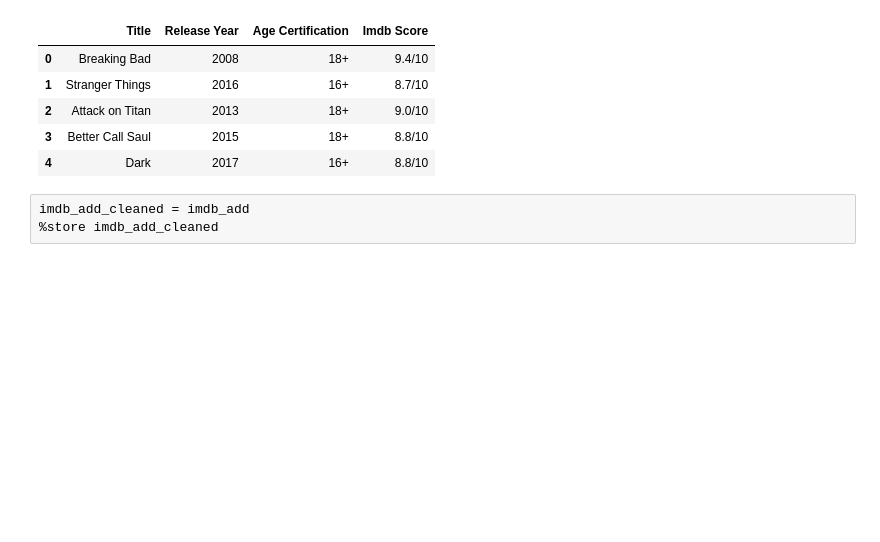
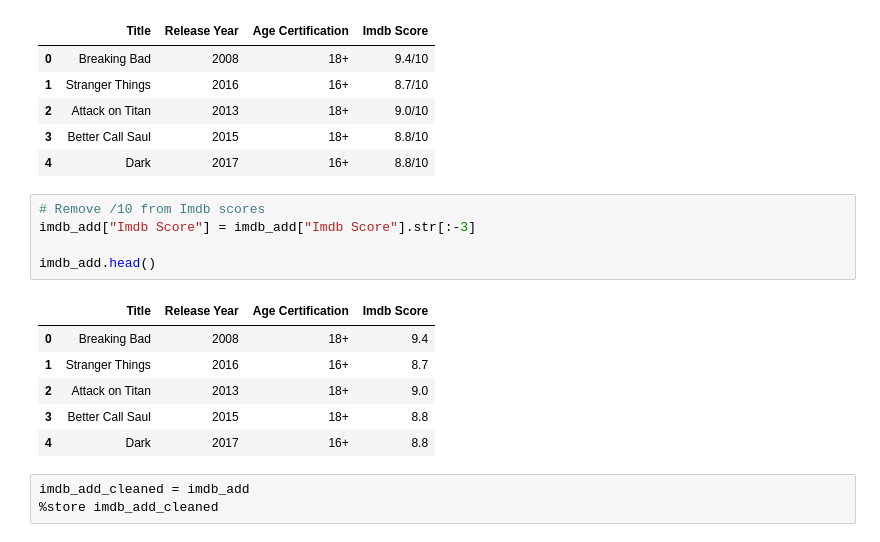
Before and after one commit to istarlet/netflix_viewing_habits, a Jupyter notebook: imdb_add.ipynb, the cells around one changed output. Drawn from its saved outputs; the diff is of its cells as text; blank space fills up the shorter version.

```diff
--- a/imdb_add.ipynb
+++ b/imdb_add.ipynb
@@ -46,6 +46,18 @@ imdb_add.head()
 | 2 | Attack on Titan | 2013 | 18+ | 9.0/10 |
 | 3 | Better Call Saul | 2015 | 18+ | 8.8/10 |
 | 4 | Dark | 2017 | 16+ | 8.8/10 |
+# %%
+# Remove /10 from Imdb scores
+imdb_add["Imdb Score"] = imdb_add["Imdb Score"].str[:-3]
+
+imdb_add.head()
+# %% [output]
+|  | Title | Release Year | Age Certification | Imdb Score |
+| 0 | Breaking Bad | 2008 | 18+ | 9.4 |
+| 1 | Stranger Things | 2016 | 16+ | 8.7 |
+| 2 | Attack on Titan | 2013 | 18+ | 9.0 |
+| 3 | Better Call Saul | 2015 | 18+ | 8.8 |
+| 4 | Dark | 2017 | 16+ | 8.8 |
 # %%
 imdb_add_cleaned = imdb_add
 %store imdb_add_cleaned
```
Also changed, not shown: 1 other file.
